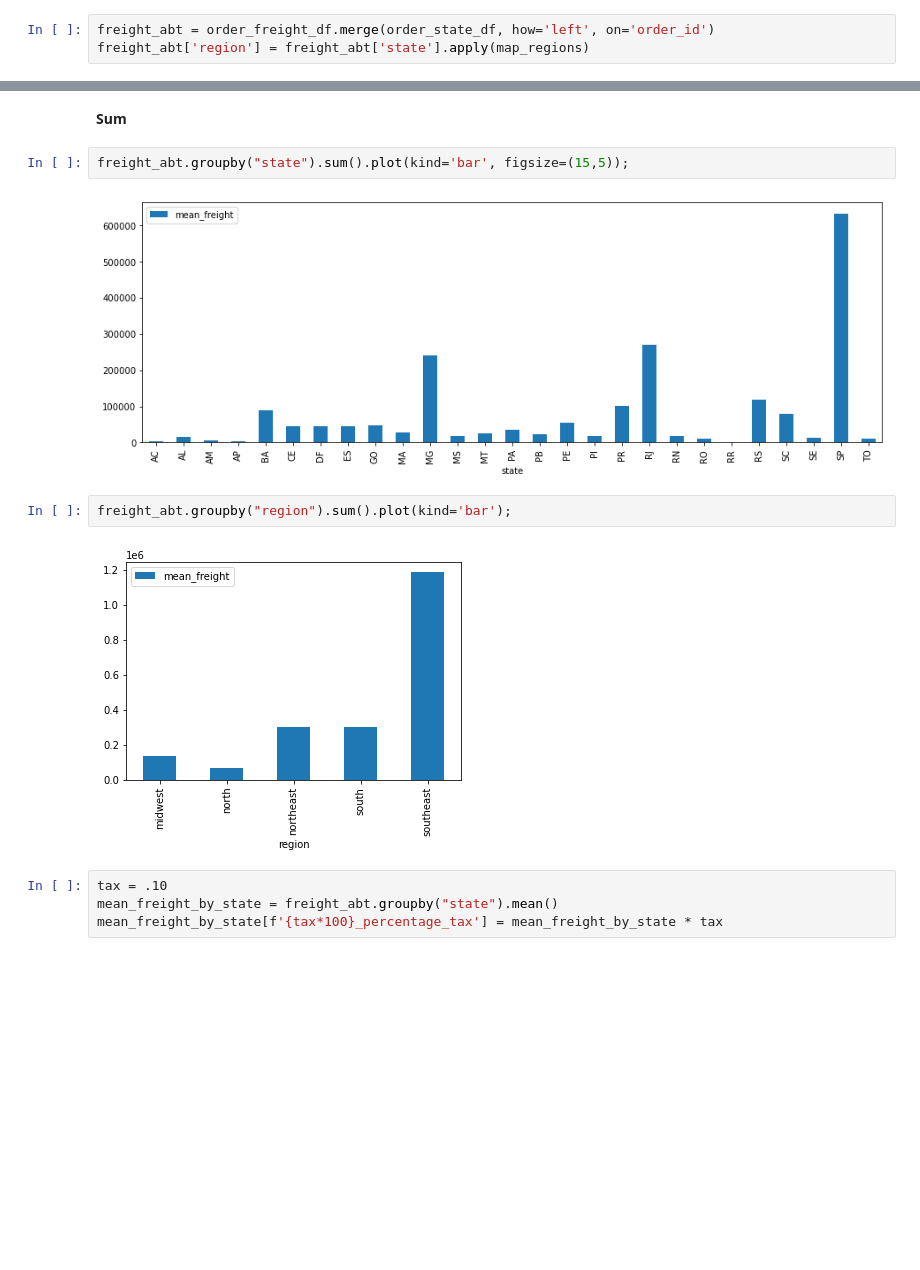
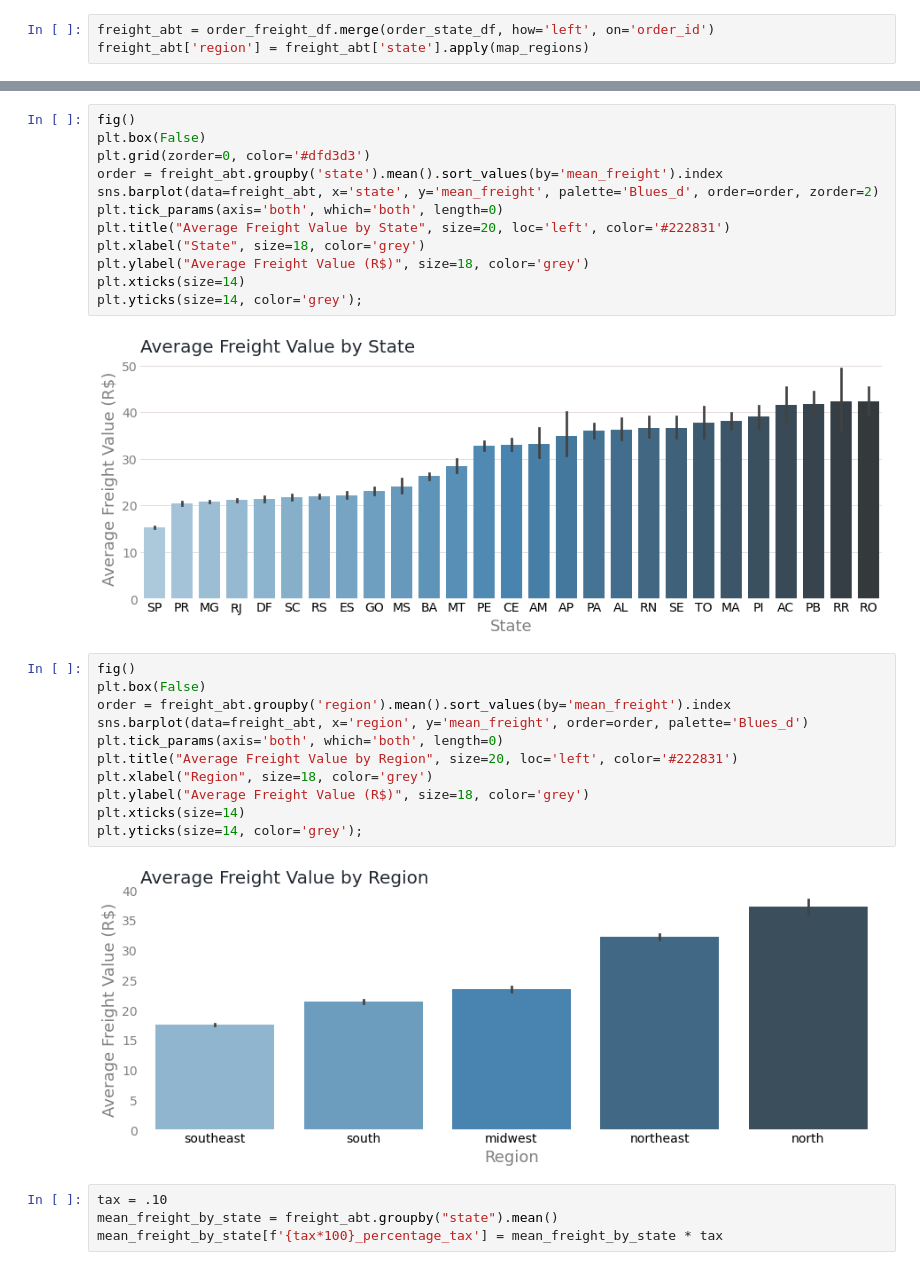
Before and after one commit to pauloreis-ds/olist, a Jupyter notebook: business_questions_insights/notebooks/1.0-pr-data-analysis-postgresql.ipynb, the cells around one changed output, grey strips where cells are left out. Saved outputs shown, nothing was run; the diff lists cells and outputs as text; blank space fills up the shorter version.

```diff
--- a/business_questions_insights/notebooks/1.0-pr-data-analysis-postgresql.ipynb
+++ b/business_questions_insights/notebooks/1.0-pr-data-analysis-postgresql.ipynb
@@ -705,13 +695,30 @@ sns.barplot(data=freight_abt, x='region', y='mean_freight');
-# %% [markdown]
-**Sum**
-# %%
-freight_abt.groupby("state").sum().plot(kind='bar', figsize=(15,5));
-# %% [output]
-[figure, removed]
-# %%
-freight_abt.groupby("region").sum().plot(kind='bar');
-# %% [output]
-[figure, removed]
+# %%
+fig()
+plt.box(False)
+plt.grid(zorder=0, color='#dfd3d3')
+order = freight_abt.groupby('state').mean().sort_values(by='mean_freight').index
+sns.barplot(data=freight_abt, x='state', y='mean_freight', palette='Blues_d', order=order, zorder=2)
+plt.tick_params(axis='both', which='both', length=0)
+plt.title("Average Freight Value by State", size=20, loc='left', color='#222831')
+plt.xlabel("State", size=18, color='grey')
+plt.ylabel("Average Freight Value (R$)", size=18, color='grey')
+plt.xticks(size=14)
+plt.yticks(size=14, color='grey');
+# %% [output]
+[figure, added]
+# %%
+fig()
+plt.box(False)
+order = freight_abt.groupby('region').mean().sort_values(by='mean_freight').index
+sns.barplot(data=freight_abt, x='region', y='mean_freight', order=order, palette='Blues_d')
+plt.tick_params(axis='both', which='both', length=0)
+plt.title("Average Freight Value by Region", size=20, loc='left', color='#222831')
+plt.xlabel("Region", size=18, color='grey')
+plt.ylabel("Average Freight Value (R$)", size=18, color='grey')
+plt.xticks(size=14)
+plt.yticks(size=14, color='grey');
+# %% [output]
+[figure, added]
 # %%
 tax = .10
 mean_freight_by_state = freight_abt.groupby("state").mean()
```
Also changed, not shown: parts of 2 cells of this notebook, 3 other files.
